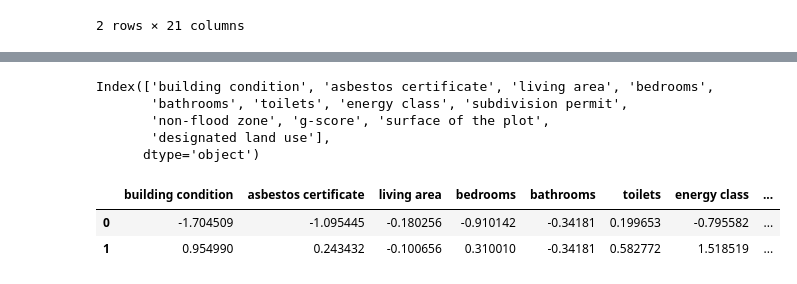
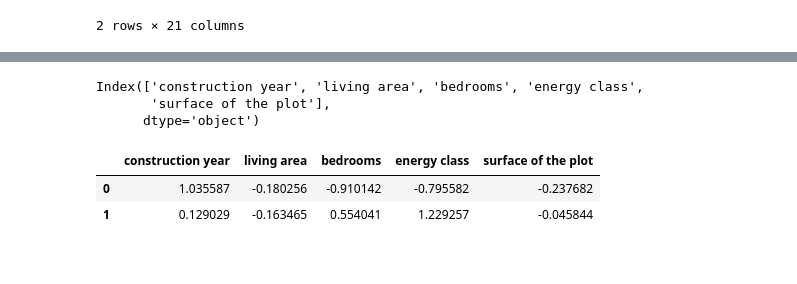
Before and after one commit to vtdinh13/house-price-prediction, a Jupyter notebook: 01-data-processing/imputation/knn_imputation.ipynb, the cells around one changed output, grey strips where cells are left out. Cells and saved outputs as stored; diff of their text form; code cells hidden in the pictures.

```diff
--- a/01-data-processing/imputation/knn_imputation.ipynb
+++ b/01-data-processing/imputation/knn_imputation.ipynb
@@ -17,0 +25,4 @@ from sklearn.impute import KNNImputer
+# %%
+df_standardized = pd.DataFrame(StandardScaler().fit_transform(df), columns=df.columns)
+X_stand = df_standardized.drop(columns='price')
+y_stand = df_standardized['price']
@@ -18,7 +62,7 @@ from sklearn.impute import KNNImputer
 # %%
-pipeline = make_pipeline(
-    StandardScaler(),
-    KNNImputer(n_neighbors=3)
+# Impute with KNN and k=4
+pipeline = make_pipeline(KNNImputer(n_neighbors=4)
 )
 
-df_imputed = pd.DataFrame(pipeline.fit_transform(df), columns=df.columns)
+df_imputed = pd.DataFrame(pipeline.fit_transform(df_standardized), columns=df.columns)
+df_imputed
@@ -39,0 +90,9 @@ from sklearn.metrics import root_mean_squared_error, mean_absolute_error, r2_sco
+# %%
+X_imputed = df_imputed.drop(columns='price')
+y_imputed = df_imputed['price']
+
+X_train, X_test, y_train, y_test = train_test_split(
+    X_imputed, y_imputed,
+    test_size=0.2,
+    random_state=2025,
+)
@@ -40,23 +149,16 @@ from sklearn.metrics import root_mean_squared_error, mean_absolute_error, r2_sco
 # %%
-X = df_imputed.drop(columns='price')
-y = df_imputed['price']
-
-# Standardize
-# X_normalized = StandardScaler().fit_transform(X)
-# Select best features
-kbest = SelectKBest(score_func=f_regression, k=12)
-X_kbest = kbest.fit_transform(X, y)
-X.columns[kbest.get_support()]
+# best k=5
+kbest = SelectKBest(score_func=mutual_info_regression, k=5)
+X_kbest = kbest.fit_transform(X_imputed, y_imputed)
+X_stand.columns[kbest.get_support()]
 # %% [output]
-Index(['building condition', 'asbestos certificate', 'living area', 'bedrooms',
-       'bathrooms', 'toilets', 'energy class', 'subdivision permit',
-       'non-flood zone', 'g-score', 'surface of the plot',
-       'designated land use'],
+Index(['construction year', 'living area', 'bedrooms', 'energy class',
+       'surface of the plot'],
       dtype='object')
 # %%
-kbest_df = pd.DataFrame(X_kbest, columns=X.columns[kbest.get_support()])
+kbest_df = pd.DataFrame(X_kbest, columns=X_stand.columns[kbest.get_support()])
 kbest_df.head(2)
 # %% [output]
-|  | building condition | asbestos certificate | living area | bedrooms | bathrooms | toilets | energy class | ... |
-| 0 | -1.704509 | -1.095445 | -0.180256 | -0.910142 | -0.34181 | 0.199653 | -0.795582 | ... |
-| 1 | 0.954990 | 0.243432 | -0.100656 | 0.310010 | -0.34181 | 0.582772 | 1.518519 | ... |
+|  | construction year | living area | bedrooms | energy class | surface of the plot |
+| 0 | 1.035587 | -0.180256 | -0.910142 | -0.795582 | -0.237682 |
+| 1 | 0.129029 | -0.163465 | 0.554041 | 1.229257 | -0.045844 |
```
Also changed, not shown: parts of 18 cells of this notebook.
